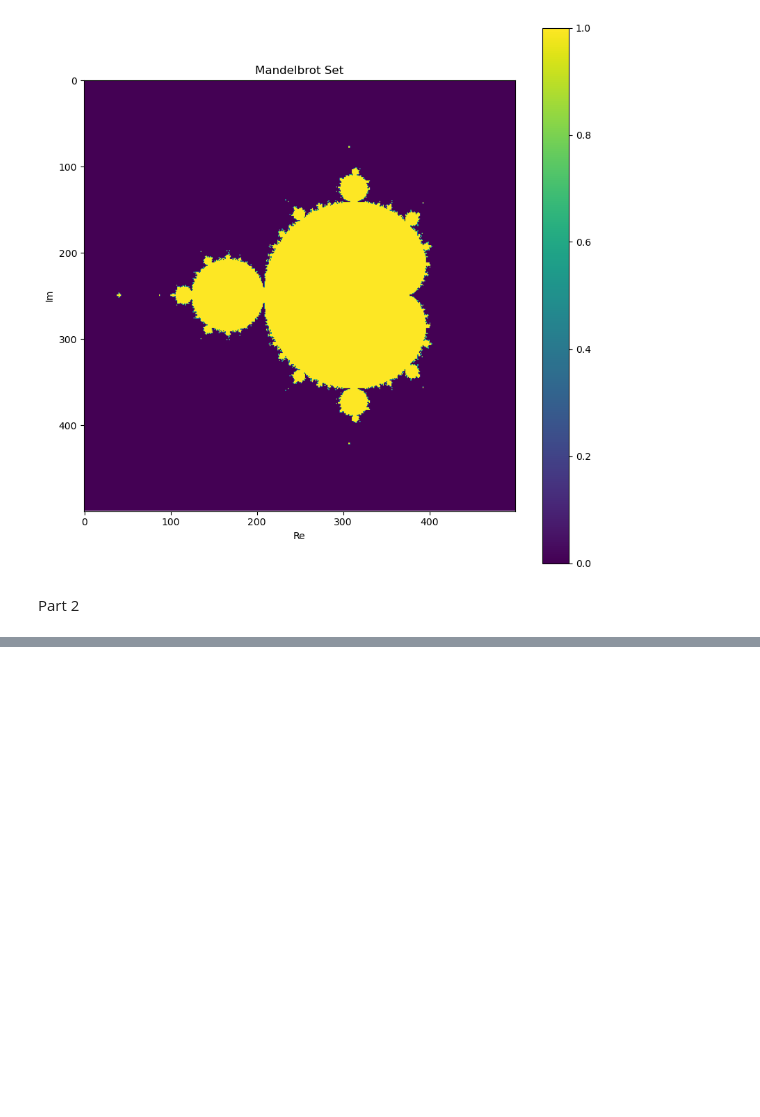
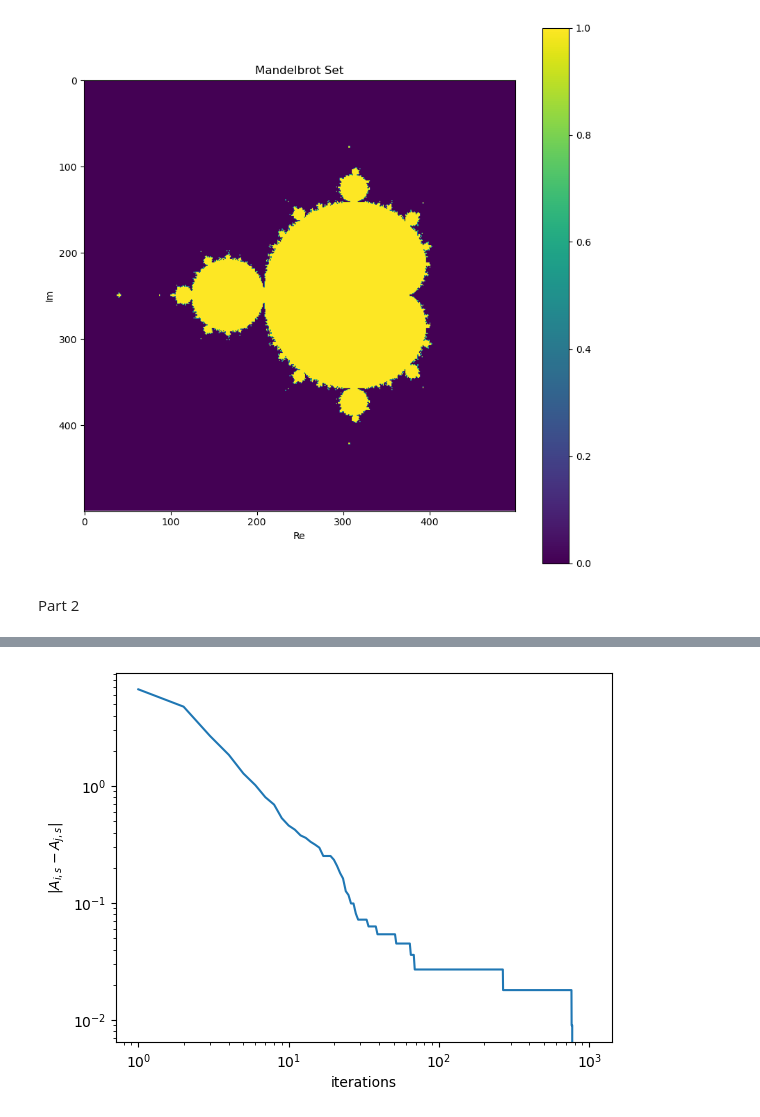
Before and after one commit to matijsv/Stochastic_Simulation_Assignments, a Jupyter notebook: Assignment1/main.ipynb, the cells around one changed output, grey strips where cells are left out. Cells and saved outputs as stored; diff of their text form; code cells hidden in the pictures; blank space fills up the shorter version.

```diff
--- a/Assignment1/main.ipynb
+++ b/Assignment1/main.ipynb
@@ -91,22 +91,7 @@ plot_mandelbrot(500, 500, 100)
 # %% [markdown]
 Part 2
 # %%
-def MCAreaMandelbrot(sample_size, max_iter, lowerBounds, upperBounds, sampling_method):
-    """Monte Carlo approximation of area Mandelbrot Set
-
-    Args:
-    sample_size (int): number of points used in MC (Note for orthogonal sampling, number of
-        points needs to be p**2 where p is a prime number)
-    max_iter (int): max number of iterations
-    lowerBounds (2d list): lower bounds of MC square [xmin,ymin], where x = real(z) y = imag(z)
-    upperBounds (2d list): upper bounds of MC square [xmax,ymax], where x = real(z) y = imag(z)
-    sampling_method (str): choose sampling method "latin" (Latin hypercube sampling), "orthogonal" (Orthogonal sampling)
-        or "random" (pure random sampling)
-
-    Returns:
-    MC approximation of area Mandelbrot set (float)
-
-    """
+def get_random_sample(sample_size,sampling_method="random"):
     # use latin hypercube sampling to sample points in the square
     if sampling_method == "latin":
 
@@ -125,21 +110,63 @@ def MCAreaMandelbrot(sample_size, max_iter, lowerBounds, upperBounds, sampling_m
     if sampling_method == "random":
         sample_scaled = np.random.uniform(low=lowerBounds, high=upperBounds, size=(sample_size, 2))
 
-    # Monte Carlo approximation
-    area_of_region = abs(upperBounds[0] - lowerBounds[0]) * abs(upperBounds[1] - lowerBounds[1])
-    mc_count = 0
-    areas = []
+    return sample_scaled
 
 
+sample_size = 1000
+sample_scaled = get_random_sample(sample_size)
+max_iter = 1000
+
+# check MC for one value of max_iter, do for multiple sample sizes
+area_of_region = abs(upperBounds[0] - lowerBounds[0]) * abs(upperBounds[1] - lowerBounds[1])
+areas = []
+for iter in range(max_iter):
+    mc_count = 0
 
     for i in range(sample_size):
-        z, _ = mandelbrot(sample_scaled[i][0] + 1j * sample_scaled[i][1], max_iter)
+            z, _ = mandelbrot(sample_scaled[i][0] + 1j * sample_scaled[i][1], iter)
 
-        if abs(z) <= 2:
-            mc_count += 1
+            if abs(z) <= 2:
+                mc_count += 1
 
-        current_area = (float(mc_count) * area_of_region) / sample_size
-        areas.append(current_area)
+    current_area = (float(mc_count) * area_of_region) / sample_size
+    areas.append(current_area)
 
-    # calculate area of region
-    return np.array(areas)
+areas = np.array(areas)
+
+plt.figure()
+plt.ylabel(r"|$A_{i,s} - A_{j,s}$|")
+plt.xlabel("iterations")
+plt.plot(np.arange(1,max_iter,1),abs(areas-areas[-1])[1::])
+plt.yscale("log")
+plt.xscale("log")
+
+
+sample_size = 1000
+sample_scaled = get_random_sample(sample_size)
+max_iter = 1000
+
+# Not sure abt this part still, probably we don't need this (estimate error on s theoretically)
+area_of_region = abs(upperBounds[0] - lowerBounds[0]) * abs(upperBounds[1] - lowerBounds[1])
+areas = []
+for s in range(sample_size):
+    mc_count = 0
+
+    for i in range(s):
+            z, _ = mandelbrot(sample_scaled[i][0] + 1j * sample_scaled[i][1], iter)
+
+            if abs(z) <= 2:
+                mc_count += 1
+
+    current_area = (float(mc_count) * area_of_region) / sample_size
+    areas.append(current_area)
+
+areas = np.array(areas)
+
+plt.figure()
+plt.ylabel(r"|$A_{i,s} - A_{i,k}$|")
+plt.xlabel("sample size")
+plt.plot(np.arange(1,sample_size,1),abs(areas-areas[-1])[1::])
+#plt.yscale("log")
+#plt.xscale("log")
+# %% [output]
@@ -145,0 +174 @@ def MCAreaMandelbrot(sample_size, max_iter, lowerBounds, upperBounds, sampling_m
+[figure, added]
```
Also changed, not shown: parts of 3 cells of this notebook.
